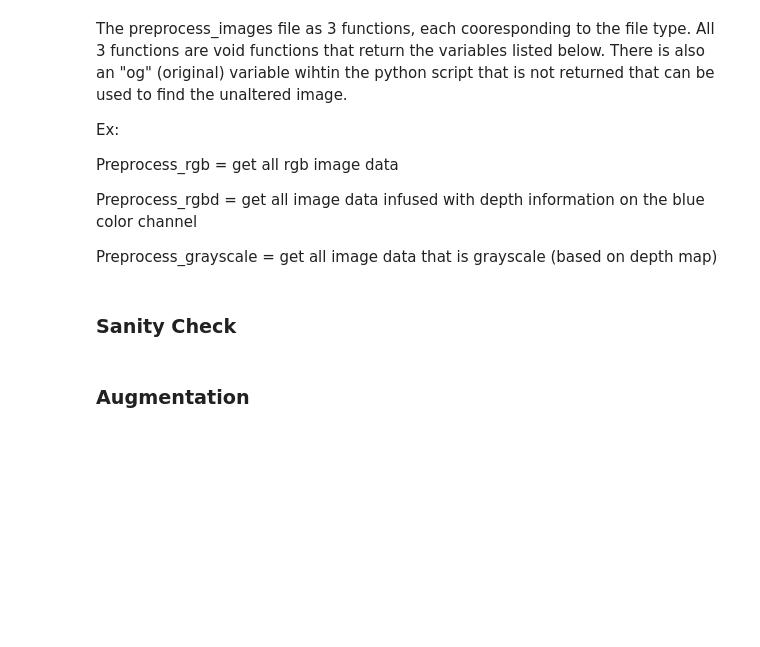
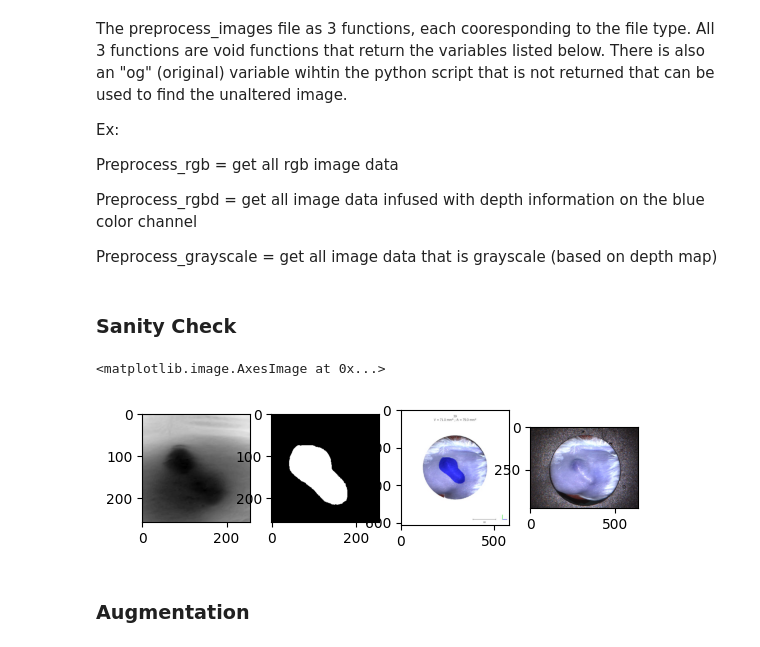
Before and after one commit to RibaDiba/mouse-tumor-segmentation, a Jupyter notebook: tumor_segmentation.ipynb, the cells around one changed output. Cells and saved outputs as stored; diff of their text form; code cells hidden in the pictures; blank space fills up the shorter version.

Commit message:
updated preprocess images

```diff
--- a/tumor_segmentation.ipynb
+++ b/tumor_segmentation.ipynb
@@ -26,16 +26,21 @@ Preprocess_rgbd = get all image data infused with depth information on the blue
 Preprocess_grayscale = get all image data that is grayscale (based on depth map)
 # %%
 # change this line from format depth to format images if needed
-train_images, train_masks, val_images, val_masks, test_images, test_masks = preprocess_grayscale()
+train_images, train_masks, val_images, val_masks, test_images, test_masks, og, og_masks = preprocess_grayscale()
 # %% [markdown]
 ### Sanity Check
 # %%
 idx = random.randint(0, len(train_images))
 
-fig, ax = plt.subplots(1,2)
+fig, ax = plt.subplots(1,4)
 
 ax[0].imshow(train_images[idx])
 ax[1].imshow(train_masks[idx], cmap="gray")
+ax[2].imshow(og_masks[idx])
+ax[3].imshow(og[idx])
+# %% [output]
+<matplotlib.image.AxesImage at 0x...>
+[figure, added]
 # %% [markdown]
 ### Augmentation
 # %%
```
Also changed, not shown: 1 other file.
